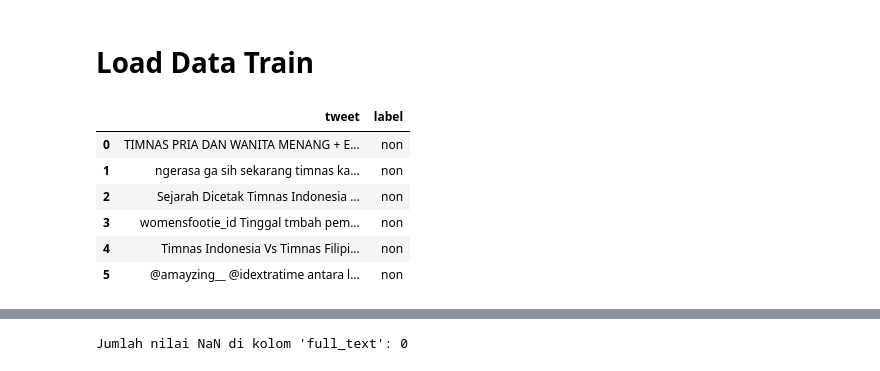
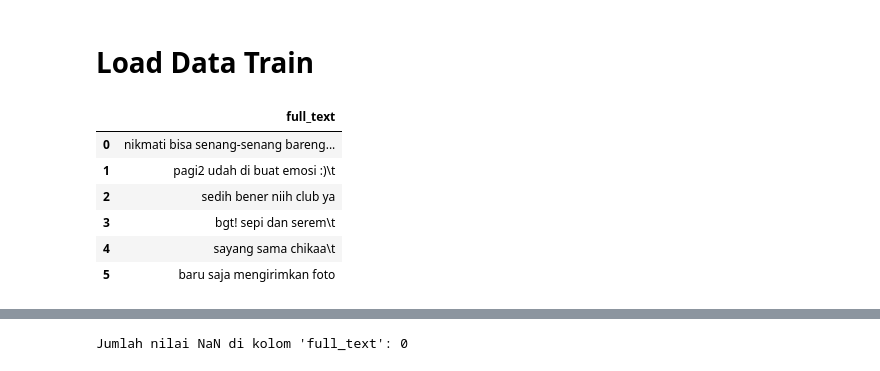
Before and after one commit to rissopanji/KLASIFIKASI-EMOSI, a Jupyter notebook: 05. Pra-pemrosesan Data (Data Preprocessing)/Preprocessing_Testing.ipynb, the cells around one changed output, grey strips where cells are left out. Drawn from its saved outputs; the diff is of its cells as text; code cells hidden in the pictures.

```diff
--- a/05. Pra-pemrosesan Data (Data Preprocessing)/Preprocessing_Testing.ipynb
+++ b/05. Pra-pemrosesan Data (Data Preprocessing)/Preprocessing_Testing.ipynb
@@ -52,16 +52,16 @@ from IPython.display import display, HTML
 # %% [markdown]
 # Load Data Train
 # %%
-checking = pd.read_csv('../02. Pengumpulan Data (Data Collection)/Dataset/check.csv')
+checking = pd.read_csv('checking.csv')
 checking
 # %% [output]
-|  | tweet | label |
-| 0 | TIMNAS PRIA DAN WANITA MENANG + E... | non |
-| 1 | ngerasa ga sih sekarang timnas ka... | non |
-| 2 | Sejarah Dicetak Timnas Indonesia ... | non |
-| 3 | womensfootie_id Tinggal tmbah pem... | non |
-| 4 | Timnas Indonesia Vs Timnas Filipi... | non |
-| 5 | @amayzing__ @idextratime antara l... | non |
+|  | full_text |
+| 0 | nikmati bisa senang-senang bareng... |
+| 1 | pagi2 udah di buat emosi :)\t |
+| 2 | sedih bener niih club ya |
+| 3 | bgt! sepi dan serem\t |
+| 4 | sayang sama chikaa\t |
+| 5 | baru saja mengirimkan foto |
 # %%
 data = pd.read_csv(
     'evaluation_done2.csv',
```
Also changed, not shown: parts of 53 cells of this notebook, 22 other files.
